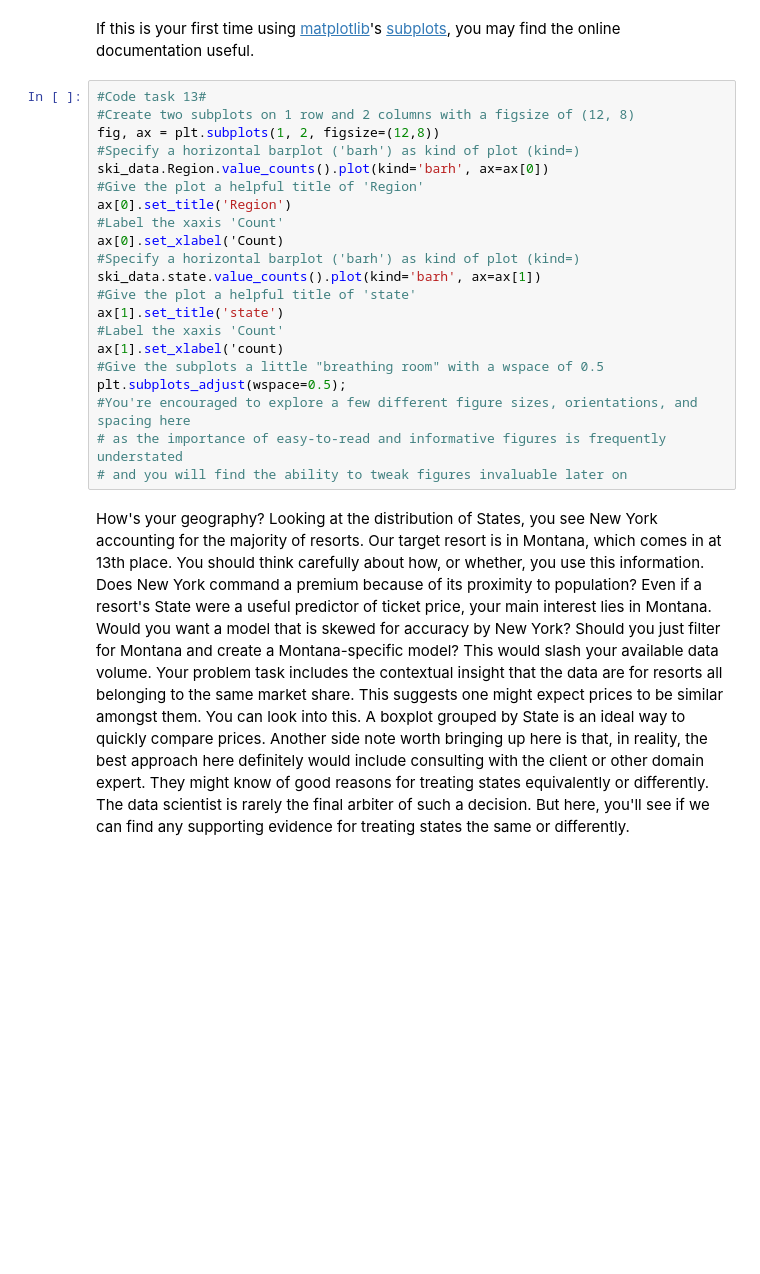
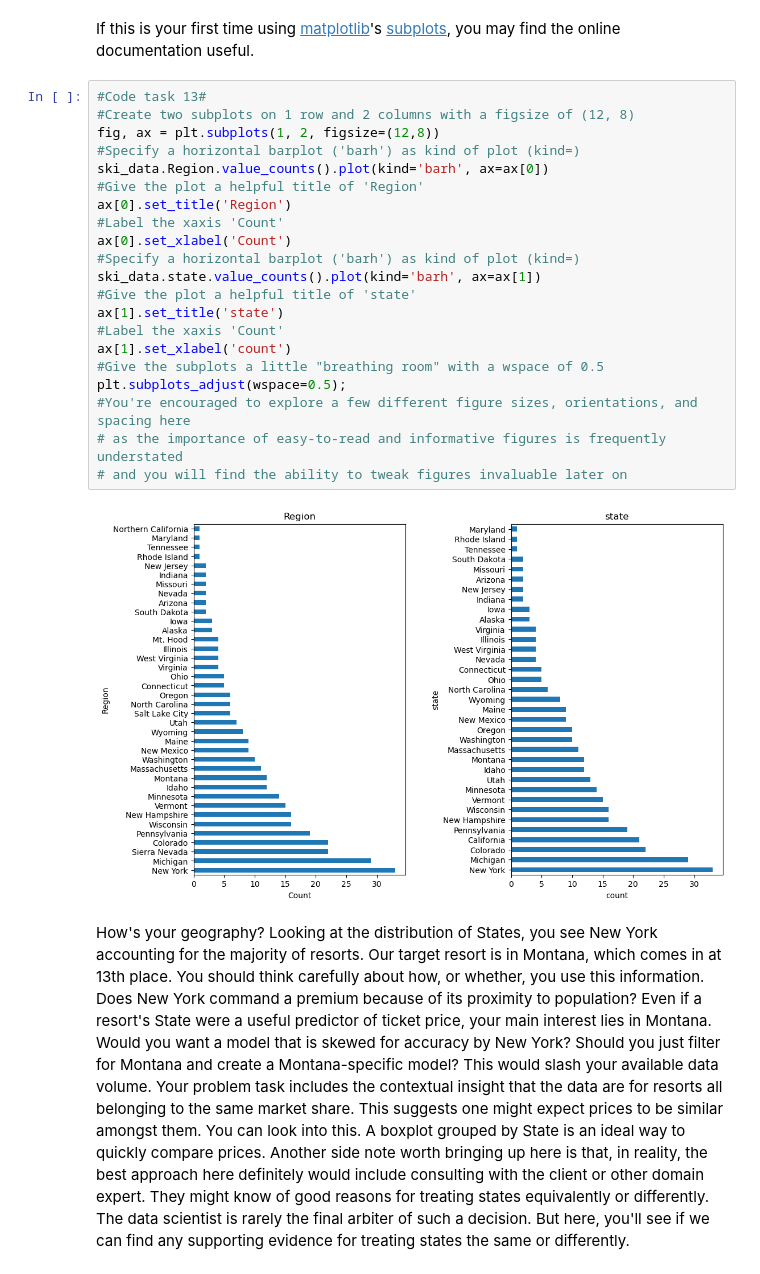
Before and after one commit to ebhatsha/GuidedProjects, a Jupyter notebook: 02_data_wrangling.ipynb, the cells around one changed output. Cells and saved outputs as stored; diff of their text form; blank space fills up the shorter version.

```diff
--- a/02_data_wrangling.ipynb
+++ b/02_data_wrangling.ipynb
@@ -232,24 +348,26 @@ If this is your first time using [matplotlib](https://matplotlib.org/3.2.2/index
 # %%
 #Code task 13#
 #Create two subplots on 1 row and 2 columns with a figsize of (12, 8)
 fig, ax = plt.subplots(1, 2, figsize=(12,8))
 #Specify a horizontal barplot ('barh') as kind of plot (kind=)
 ski_data.Region.value_counts().plot(kind='barh', ax=ax[0])
 #Give the plot a helpful title of 'Region'
 ax[0].set_title('Region')
 #Label the xaxis 'Count'
-ax[0].set_xlabel('Count)
+ax[0].set_xlabel('Count')
 #Specify a horizontal barplot ('barh') as kind of plot (kind=)
 ski_data.state.value_counts().plot(kind='barh', ax=ax[1])
 #Give the plot a helpful title of 'state'
 ax[1].set_title('state')
 #Label the xaxis 'Count'
-ax[1].set_xlabel('count)
+ax[1].set_xlabel('count')
 #Give the subplots a little "breathing room" with a wspace of 0.5
 plt.subplots_adjust(wspace=0.5);
 #You're encouraged to explore a few different figure sizes, orientations, and spacing here
 # as the importance of easy-to-read and informative figures is frequently understated
 # and you will find the ability to tweak figures invaluable later on
+# %% [output]
+[figure, added]
 # %% [markdown]
 How's your geography? Looking at the distribution of States, you see New York accounting for the majority of resorts. Our target resort is in Montana, which comes in at 13th place. You should think carefully about how, or whether, you use this information. Does New York command a premium because of its proximity to population? Even if a resort's State were a useful predictor of ticket price, your main interest lies in Montana. Would you want a model that is skewed for accuracy by New York? Should you just filter for Montana and create a Montana-specific model? This would slash your available data volume. Your problem task includes the contextual insight that the data are for resorts all belonging to the same market share. This suggests one might expect prices to be similar amongst them. You can look into this. A boxplot grouped by State is an ideal way to quickly compare prices. Another side note worth bringing up here is that, in reality, the best approach here definitely would include consulting with the client or other domain expert. They might know of good reasons for treating states equivalently or differently. The data scientist is rarely the final arbiter of such a decision. But here, you'll see if we can find any supporting evidence for treating states the same or differently.
 # %% [markdown]
```
Also changed, not shown: parts of 45 cells of this notebook.
